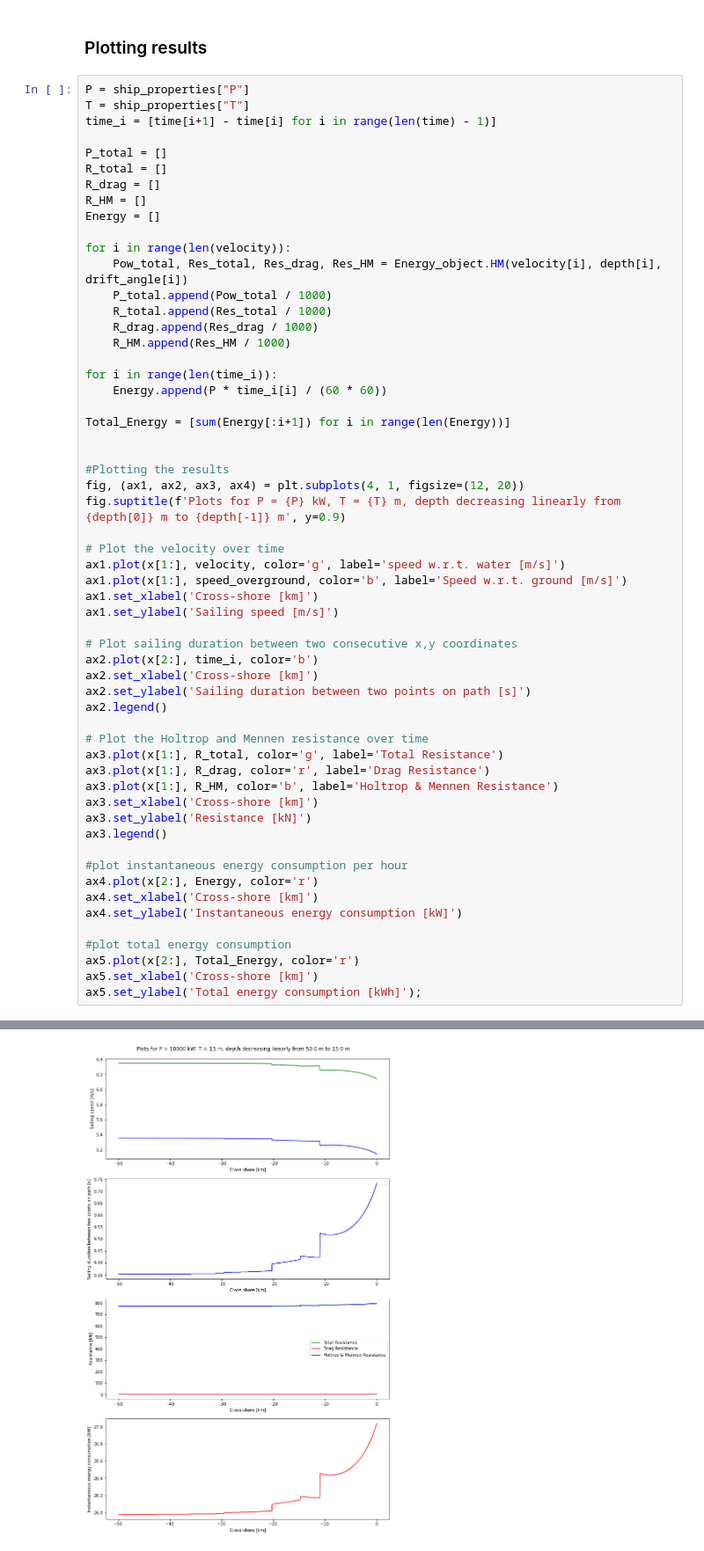
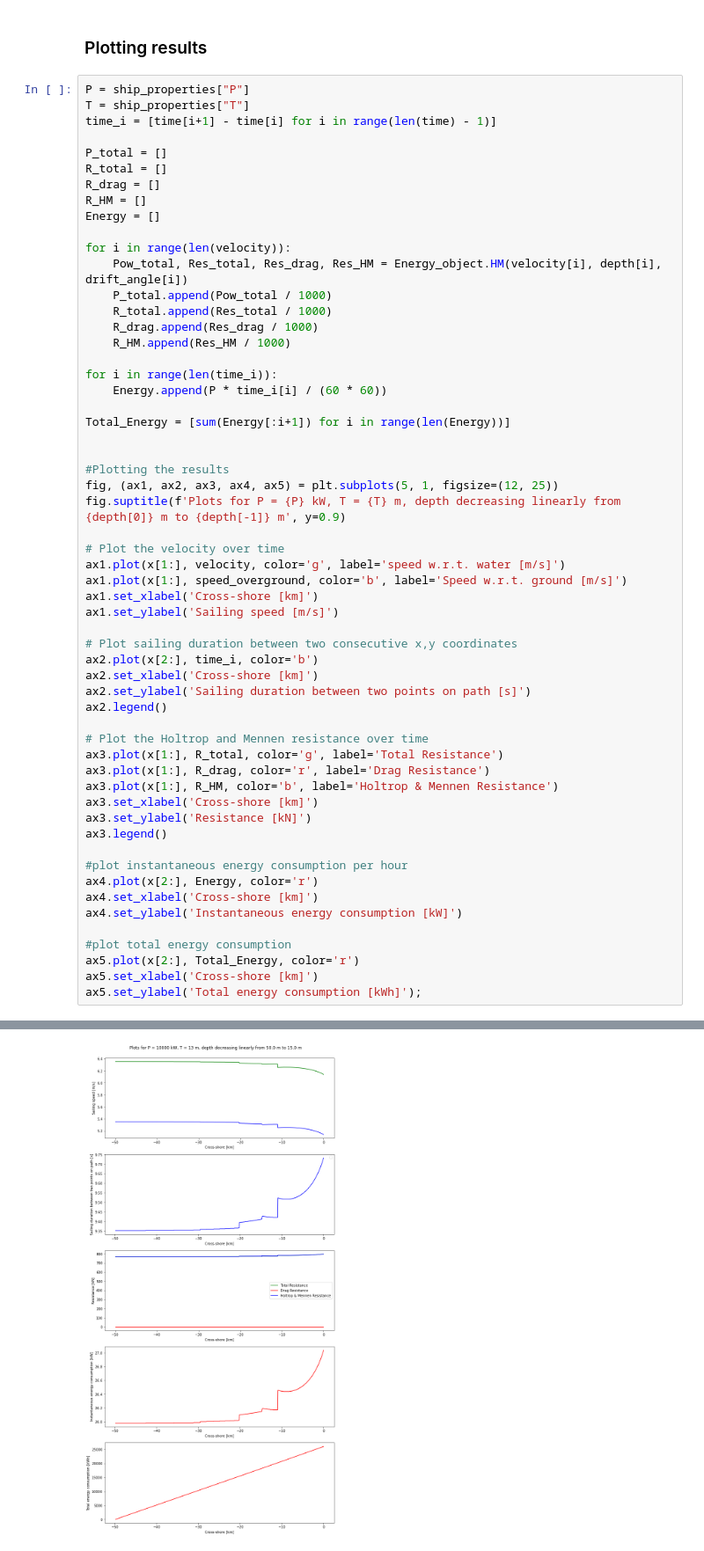
Before and after one commit to Schless/Thesis, a Jupyter notebook: Test Cases/Test Case 2.ipynb, the cells around one changed output, grey strips where cells are left out. Shown: that part at 88% size. Saved outputs shown, nothing was run; the diff lists cells and outputs as text.

Commit message:
New Plot Update

```diff
--- a/Test Cases/Test Case 2.ipynb
+++ b/Test Cases/Test Case 2.ipynb
@@ -132,38 +132,38 @@ Total_Energy = [sum(Energy[:i+1]) for i in range(len(Energy))]
 
 
 #Plotting the results
-fig, (ax1, ax2, ax3, ax4) = plt.subplots(4, 1, figsize=(12, 20))
+fig, (ax1, ax2, ax3, ax4, ax5) = plt.subplots(5, 1, figsize=(12, 25))
 fig.suptitle(f'Plots for P = {P} kW, T = {T} m, depth decreasing linearly from {depth[0]} m to {depth[-1]} m', y=0.9)
 
 # Plot the velocity over time
 ax1.plot(x[1:], velocity, color='g', label='speed w.r.t. water [m/s]')
 ax1.plot(x[1:], speed_overground, color='b', label='Speed w.r.t. ground [m/s]')
 ax1.set_xlabel('Cross-shore [km]')
 ax1.set_ylabel('Sailing speed [m/s]')
 
 # Plot sailing duration between two consecutive x,y coordinates
 ax2.plot(x[2:], time_i, color='b')
 ax2.set_xlabel('Cross-shore [km]')
 ax2.set_ylabel('Sailing duration between two points on path [s]')
 ax2.legend()
 
 # Plot the Holtrop and Mennen resistance over time
 ax3.plot(x[1:], R_total, color='g', label='Total Resistance')
 ax3.plot(x[1:], R_drag, color='r', label='Drag Resistance')
 ax3.plot(x[1:], R_HM, color='b', label='Holtrop & Mennen Resistance')
 ax3.set_xlabel('Cross-shore [km]')
 ax3.set_ylabel('Resistance [kN]')
 ax3.legend()
 
 #plot instantaneous energy consumption per hour
 ax4.plot(x[2:], Energy, color='r')
 ax4.set_xlabel('Cross-shore [km]')
 ax4.set_ylabel('Instantaneous energy consumption [kW]')
 
 #plot total energy consumption
 ax5.plot(x[2:], Total_Energy, color='r')
 ax5.set_xlabel('Cross-shore [km]')
 ax5.set_ylabel('Total energy consumption [kWh]');
 # %% [output]
 No artists with labels found to put in legend.  Note that artists whose label start with an underscore are ignored when legend() is called with no argument.
-[figure, old version]
+[figure, new version]
```
Also changed, not shown: 2 other files.
